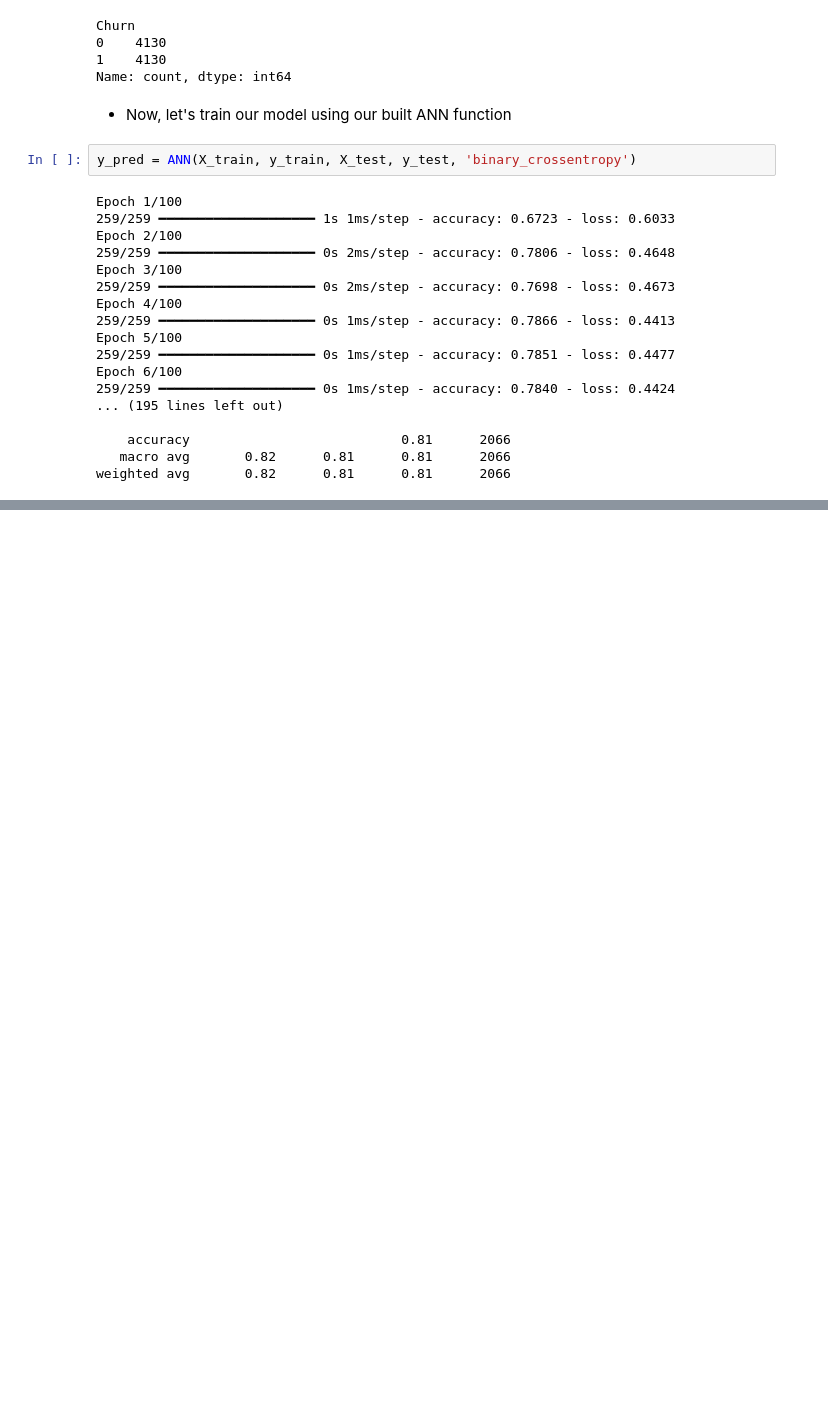
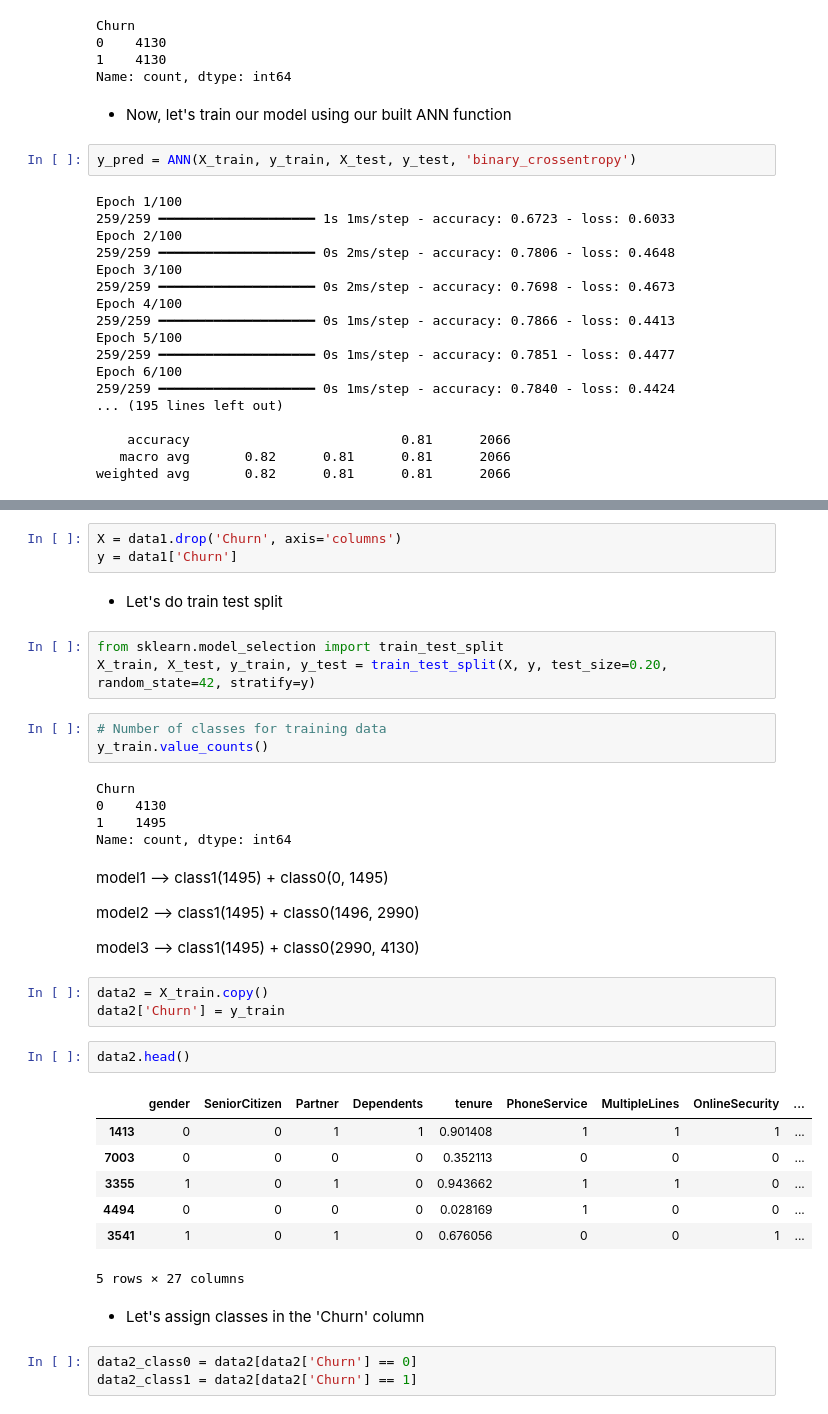
Before and after one commit to NebeyouMusie/Customer-Churn-Prediction-Using-ANN, a Jupyter notebook: customer_churn.ipynb, the cells around one changed output, grey strips where cells are left out. Saved outputs shown, nothing was run; the diff lists cells and outputs as text; blank space fills up the shorter version.

```diff
--- a/customer_churn.ipynb
+++ b/customer_churn.ipynb
@@ -690,0 +704,40 @@ weighted avg       0.82      0.81      0.81      2066
+# %%
+X = data1.drop('Churn', axis='columns')
+y = data1['Churn']
+# %% [markdown]
+- Let's do train test split
+# %%
+from sklearn.model_selection import train_test_split
+X_train, X_test, y_train, y_test = train_test_split(X, y, test_size=0.20, random_state=42, stratify=y)
+# %%
+# Number of classes for training data
+y_train.value_counts()
+# %% [output]
+Churn
+0    4130
+1    1495
+Name: count, dtype: int64
+# %% [markdown]
+model1 --> class1(1495) + class0(0, 1495)
+
+model2 --> class1(1495) + class0(1496, 2990)
+
+model3 --> class1(1495) + class0(2990, 4130)
+# %%
+data2 = X_train.copy()
+data2['Churn'] = y_train
+# %%
+data2.head()
+# %% [output]
+|  | gender | SeniorCitizen | Partner | Dependents | tenure | PhoneService | MultipleLines | OnlineSecurity | ... |
+| 1413 | 0 | 0 | 1 | 1 | 0.901408 | 1 | 1 | 1 | ... |
+| 7003 | 0 | 0 | 0 | 0 | 0.352113 | 0 | 0 | 0 | ... |
+| 3355 | 1 | 0 | 1 | 0 | 0.943662 | 1 | 1 | 0 | ... |
+| 4494 | 0 | 0 | 0 | 0 | 0.028169 | 1 | 0 | 0 | ... |
+| 3541 | 1 | 0 | 1 | 0 | 0.676056 | 0 | 0 | 1 | ... |
+5 rows × 27 columns
+# %% [markdown]
+- Let's assign classes in the 'Churn' column
+# %%
+data2_class0 = data2[data2['Churn'] == 0]
+data2_class1 = data2[data2['Churn'] == 1]
```
Also changed, not shown: parts of 11 cells of this notebook.
